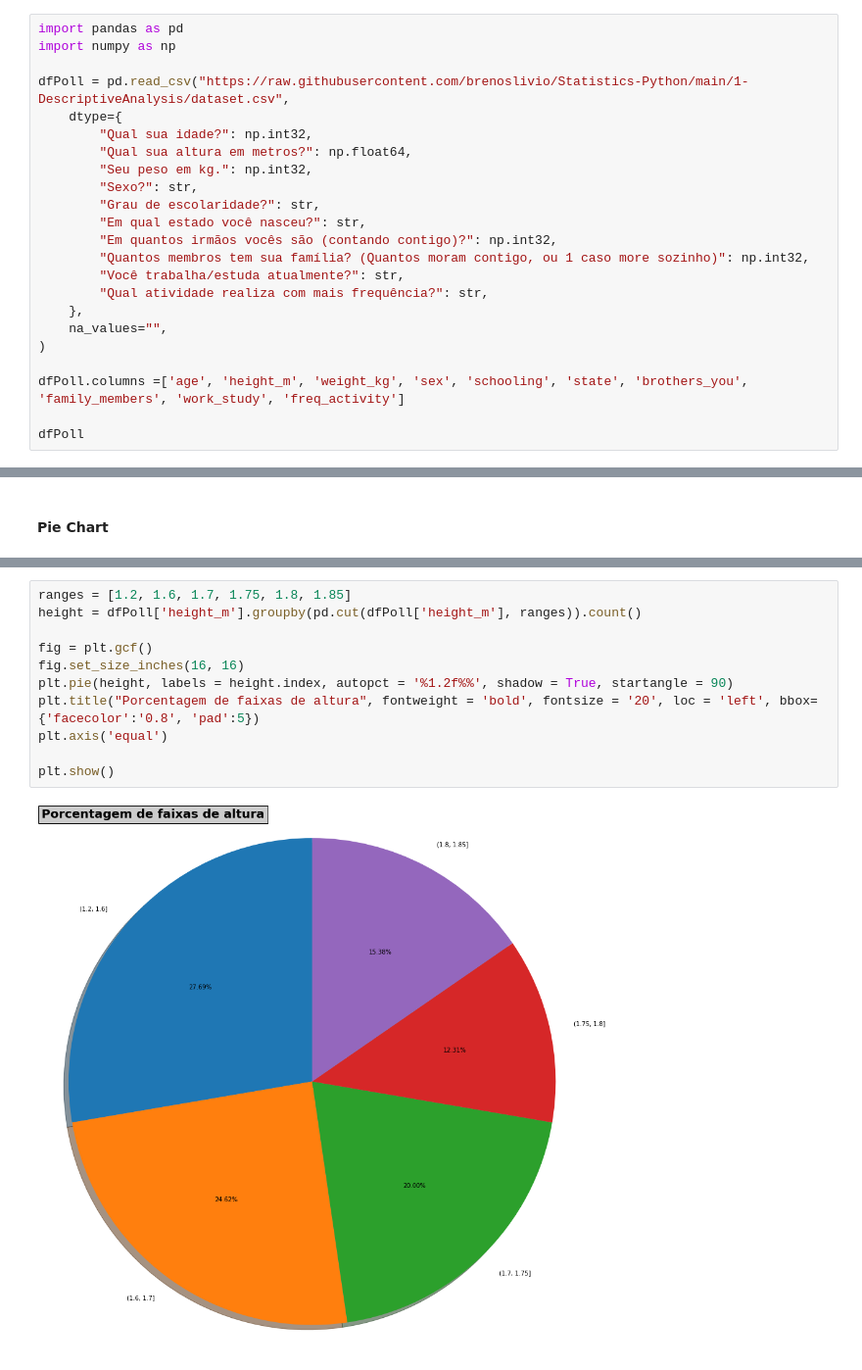
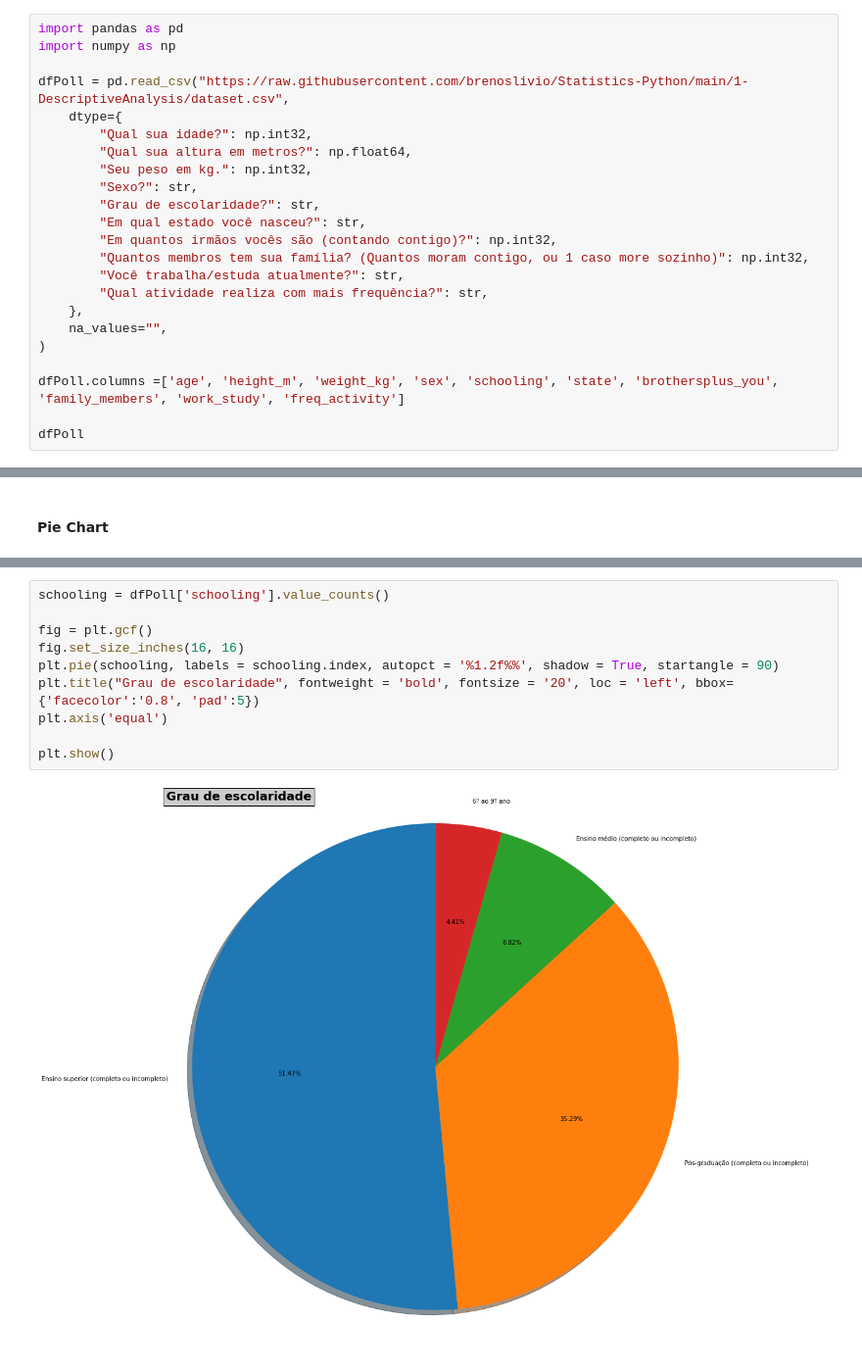
Before and after one commit to brenoslivio/Statistics-Python, a Jupyter notebook: 1-DescriptiveAnalysis/1_DescriptiveAnalysis.ipynb, the cells around one changed output, grey strips where cells are left out. Shown at 98% size. Saved outputs shown, nothing was run; the diff lists cells and outputs as text.

```diff
--- a/1-DescriptiveAnalysis/1_DescriptiveAnalysis.ipynb
+++ b/1-DescriptiveAnalysis/1_DescriptiveAnalysis.ipynb
@@ -167,7 +167,7 @@ dfPoll = pd.read_csv("https://raw.githubusercontent.com/brenoslivio/Statistics-P
     na_values="",
 )
 
-dfPoll.columns =['age', 'height_m', 'weight_kg', 'sex', 'schooling', 'state', 'brothers_you', 'family_members', 'work_study', 'freq_activity']
+dfPoll.columns =['age', 'height_m', 'weight_kg', 'sex', 'schooling', 'state', 'brothersplus_you', 'family_members', 'work_study', 'freq_activity']
 
 dfPoll
 # %% [output]
@@ -329,14 +313,13 @@ plt.show()
 # %%
-ranges = [1.2, 1.6, 1.7, 1.75, 1.8, 1.85]
-height = dfPoll['height_m'].groupby(pd.cut(dfPoll['height_m'], ranges)).count()
+schooling = dfPoll['schooling'].value_counts()
 
 fig = plt.gcf()
 fig.set_size_inches(16, 16)
-plt.pie(height, labels = height.index, autopct = '%1.2f%%', shadow = True, startangle = 90)
-plt.title("Porcentagem de faixas de altura", fontweight = 'bold', fontsize = '20', loc = 'left', bbox={'facecolor':'0.8', 'pad':5})
+plt.pie(schooling, labels = schooling.index, autopct = '%1.2f%%', shadow = True, startangle = 90)
+plt.title("Grau de escolaridade", fontweight = 'bold', fontsize = '20', loc = 'left', bbox={'facecolor':'0.8', 'pad':5})
 plt.axis('equal')
 
 plt.show()
 # %% [output]
-[figure, old version]
+[figure, new version]
 # %%
```
Also changed, not shown: parts of 16 cells of this notebook.
